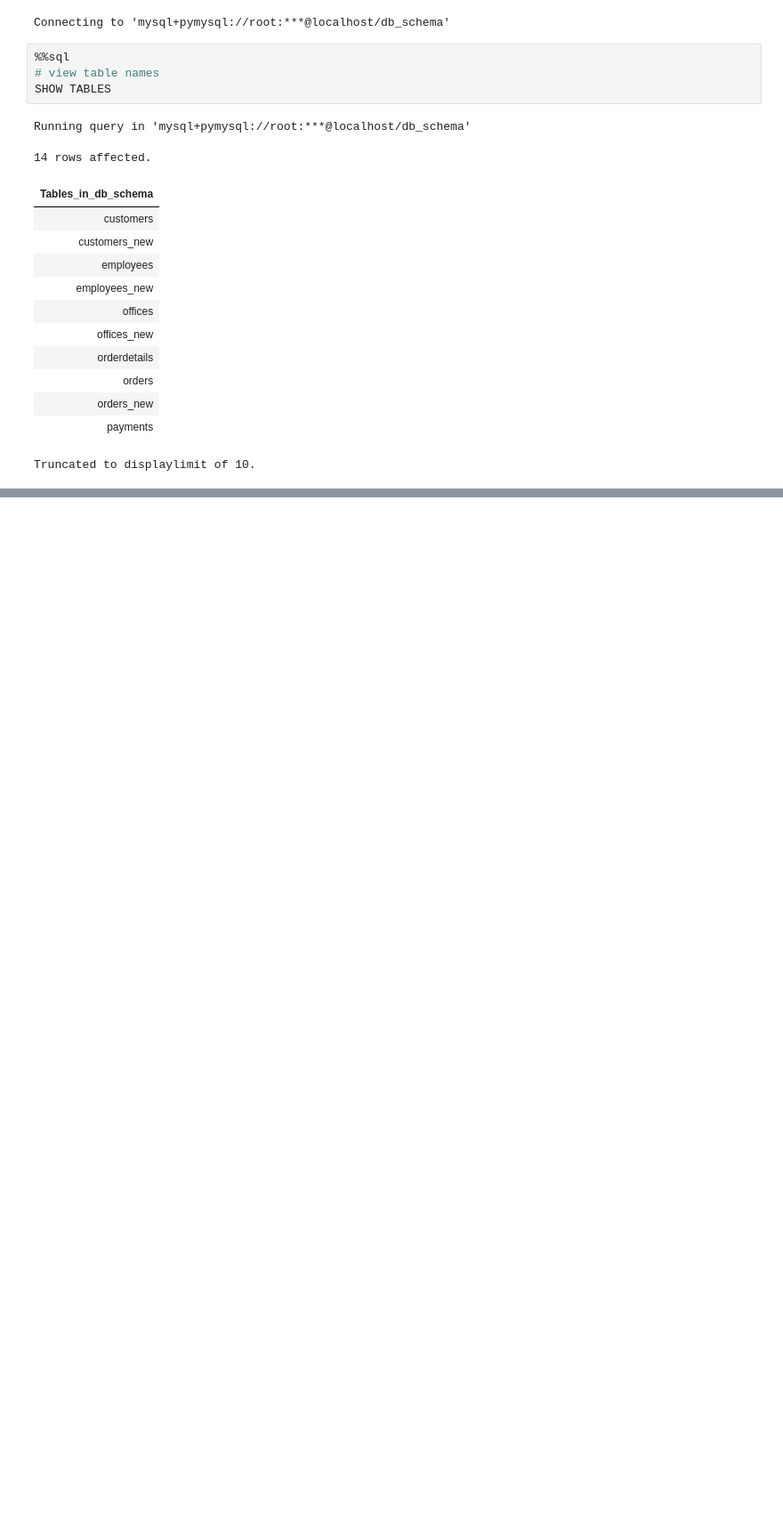
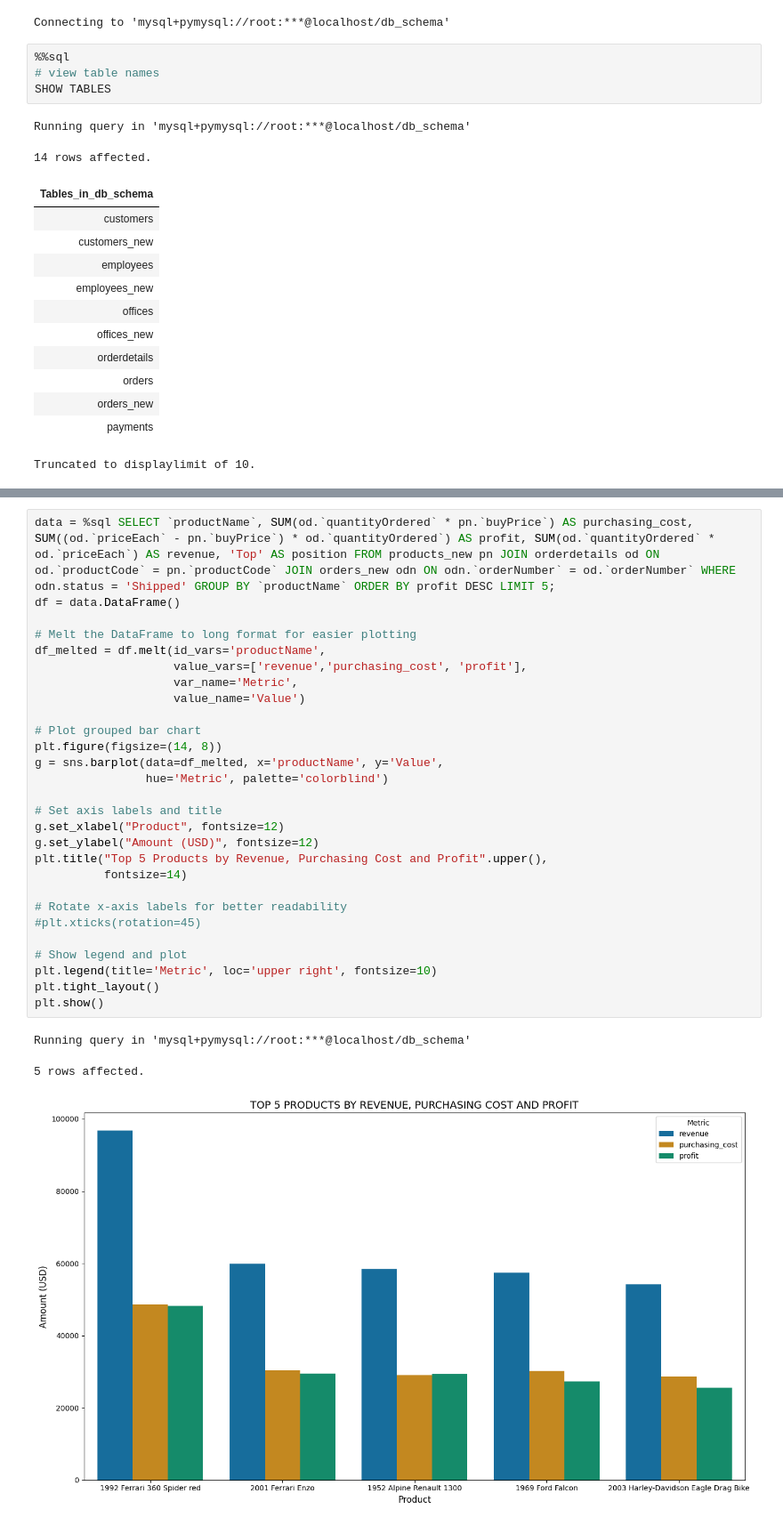
Before and after one commit to Dedamola1/Customer_and_Product_Analysis, a Jupyter notebook: Sales EDA.ipynb, the cells around one changed output, grey strips where cells are left out. Shown at 89% size. Drawn from its saved outputs; the diff is of its cells as text; blank space fills up the shorter version.

```diff
--- a/Sales EDA.ipynb
+++ b/Sales EDA.ipynb
@@ -123,0 +153,32 @@ Running query in 'mysql+pymysql://root:***@localhost/db_schema'
+# %%
+data = %sql SELECT `productName`, SUM(od.`quantityOrdered` * pn.`buyPrice`) AS purchasing_cost, SUM((od.`priceEach` - pn.`buyPrice`) * od.`quantityOrdered`) AS profit, SUM(od.`quantityOrdered` * od.`priceEach`) AS revenue, 'Top' AS position FROM products_new pn JOIN orderdetails od ON od.`productCode` = pn.`productCode` JOIN orders_new odn ON odn.`orderNumber` = od.`orderNumber` WHERE odn.status = 'Shipped' GROUP BY `productName` ORDER BY profit DESC LIMIT 5;
+df = data.DataFrame()
+
+# Melt the DataFrame to long format for easier plotting
+df_melted = df.melt(id_vars='productName',
+                    value_vars=['revenue','purchasing_cost', 'profit'],
+                    var_name='Metric',
+                    value_name='Value')
+
+# Plot grouped bar chart
+plt.figure(figsize=(14, 8))
+g = sns.barplot(data=df_melted, x='productName', y='Value',
+                hue='Metric', palette='colorblind')
+
+# Set axis labels and title
+g.set_xlabel("Product", fontsize=12)
+g.set_ylabel("Amount (USD)", fontsize=12)
+plt.title("Top 5 Products by Revenue, Purchasing Cost and Profit".upper(),
+          fontsize=14)
+
+# Rotate x-axis labels for better readability
+#plt.xticks(rotation=45)
+
+# Show legend and plot
+plt.legend(title='Metric', loc='upper right', fontsize=10)
+plt.tight_layout()
+plt.show()
+# %% [output]
+Running query in 'mysql+pymysql://root:***@localhost/db_schema'
+5 rows affected.
+[figure, added]
```
Also changed, not shown: parts of 12 cells of this notebook, 4 other files.
